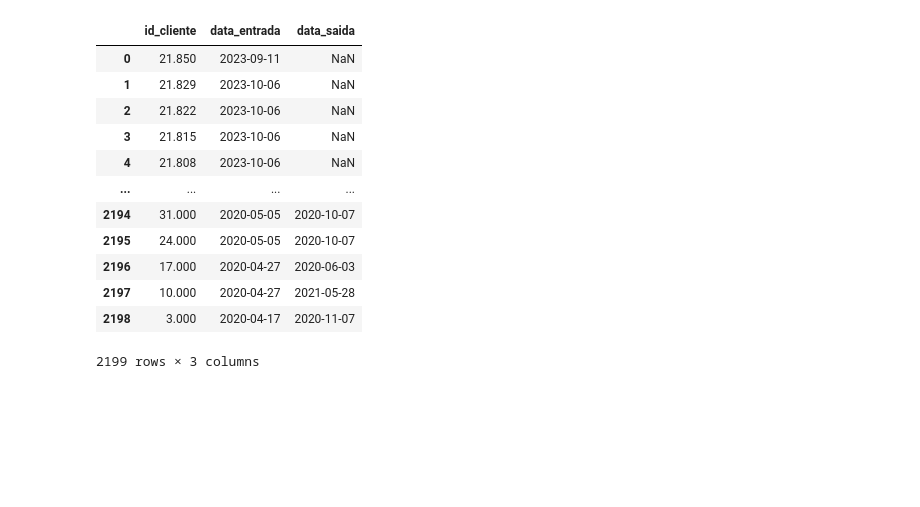
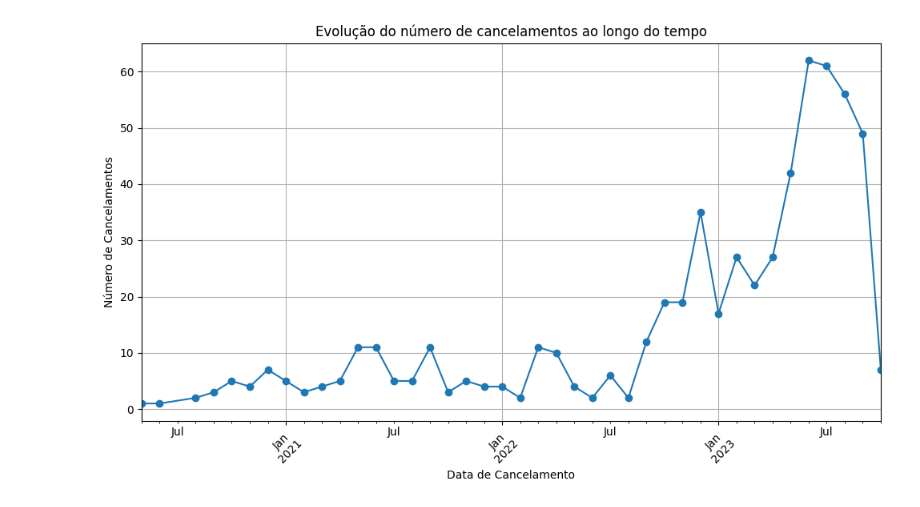
Before and after one commit to Vbritsx/analiseCancelamentos, a Jupyter notebook: caseAnalistaDeNegociosVictor.ipynb, the cells around one changed output. Saved outputs shown, nothing was run; the diff lists cells and outputs as text; code cells hidden in the pictures; blank space fills up the shorter version.

```diff
--- a/caseAnalistaDeNegociosVictor.ipynb
+++ b/caseAnalistaDeNegociosVictor.ipynb
@@ -5,16 +6,21 @@ import pandas as pd
 # %%
-pd.read_csv('/content/cancelamentos')
+dados = pd.read_csv('/content/cancelamentos')
-# %% [output]
-|  | id_cliente | data_entrada | data_saida |
-| 0 | 21.850 | 2023-09-11 | NaN |
-| 1 | 21.829 | 2023-10-06 | NaN |
-| 2 | 21.822 | 2023-10-06 | NaN |
-| 3 | 21.815 | 2023-10-06 | NaN |
-| 4 | 21.808 | 2023-10-06 | NaN |
-| ... | ... | ... | ... |
-| 2194 | 31.000 | 2020-05-05 | 2020-10-07 |
-| 2195 | 24.000 | 2020-05-05 | 2020-10-07 |
-| 2196 | 17.000 | 2020-04-27 | 2020-06-03 |
-| 2197 | 10.000 | 2020-04-27 | 2021-05-28 |
-| 2198 | 3.000 | 2020-04-17 | 2020-11-07 |
-2199 rows × 3 columns
+# %%
+dados['data_entrada'] = pd.to_datetime(dados['data_entrada'])
+dados['data_saida'] = pd.to_datetime(dados['data_saida'])
+# %%
+dados = dados.sort_values(by='data_saida')
+# %%
+cancelamentos_por_mes = dados.groupby(dados['data_saida'].dt.to_period('M')).size()
+# %%
+plt.figure(figsize=(10, 6))
+cancelamentos_por_mes.plot(marker='o', linestyle='-')
+plt.title('Evolução do número de cancelamentos ao longo do tempo')
+plt.xlabel('Data de Cancelamento')
+plt.ylabel('Número de Cancelamentos')
+plt.grid(True)
+plt.xticks(rotation=45)
+plt.tight_layout()
+plt.show()
+# %% [output]
+[figure, added]
```
Also changed, not shown: parts of 6 cells of this notebook.
